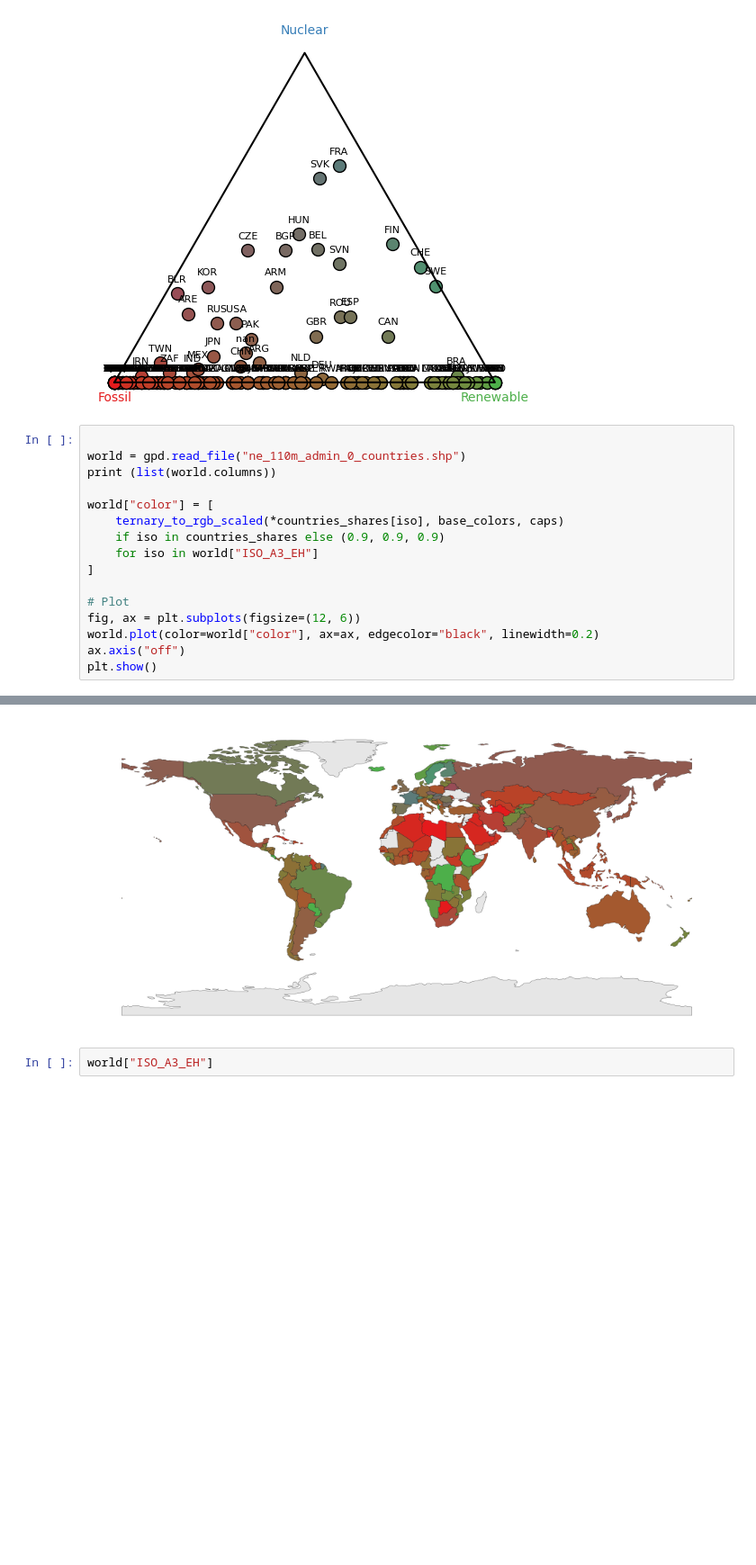
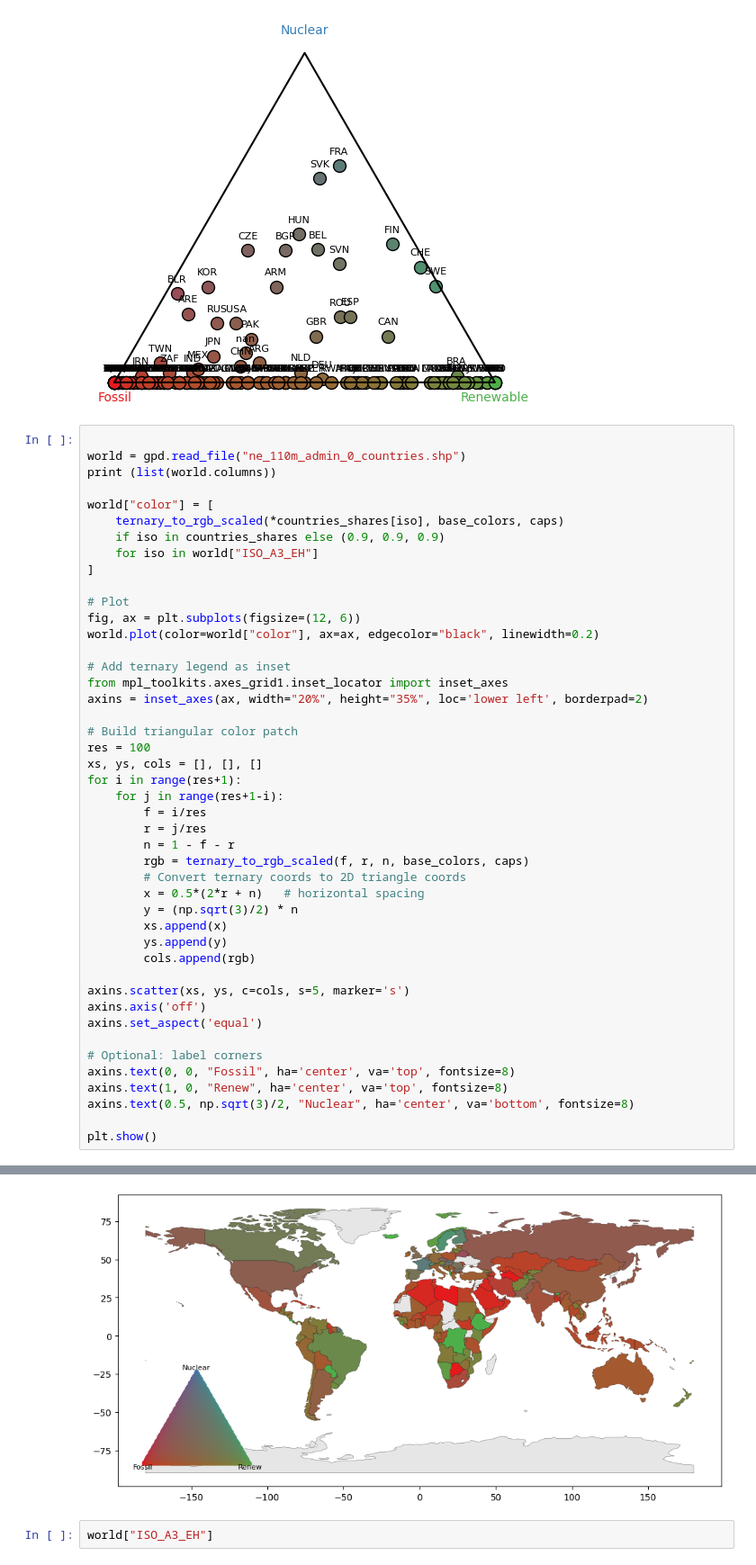
Before and after one commit to raulgarciadiez/energy_maps, a Jupyter notebook: color_code.ipynb, the cells around one changed output, grey strips where cells are left out. Shown at 90% size. Cells and saved outputs as stored; diff of their text form; blank space fills up the shorter version.

Commit message:
triangle legend

```diff
--- a/color_code.ipynb
+++ b/color_code.ipynb
@@ -158,22 +158,51 @@ plt.show()
 # %%
 
 world = gpd.read_file("ne_110m_admin_0_countries.shp")
 print (list(world.columns))
 
 world["color"] = [
     ternary_to_rgb_scaled(*countries_shares[iso], base_colors, caps)
     if iso in countries_shares else (0.9, 0.9, 0.9)
     for iso in world["ISO_A3_EH"]
 ]
 
 # Plot
 fig, ax = plt.subplots(figsize=(12, 6))
 world.plot(color=world["color"], ax=ax, edgecolor="black", linewidth=0.2)
-ax.axis("off")
+
+# Add ternary legend as inset
+from mpl_toolkits.axes_grid1.inset_locator import inset_axes
+axins = inset_axes(ax, width="20%", height="35%", loc='lower left', borderpad=2)
+
+# Build triangular color patch
+res = 100
+xs, ys, cols = [], [], []
+for i in range(res+1):
+    for j in range(res+1-i):
+        f = i/res
+        r = j/res
+        n = 1 - f - r
+        rgb = ternary_to_rgb_scaled(f, r, n, base_colors, caps)
+        # Convert ternary coords to 2D triangle coords
+        x = 0.5*(2*r + n)   # horizontal spacing
+        y = (np.sqrt(3)/2) * n
+        xs.append(x)
+        ys.append(y)
+        cols.append(rgb)
+
+axins.scatter(xs, ys, c=cols, s=5, marker='s')
+axins.axis('off')
+axins.set_aspect('equal')
+
+# Optional: label corners
+axins.text(0, 0, "Fossil", ha='center', va='top', fontsize=8)
+axins.text(1, 0, "Renew", ha='center', va='top', fontsize=8)
+axins.text(0.5, np.sqrt(3)/2, "Nuclear", ha='center', va='bottom', fontsize=8)
+
 plt.show()
 # %% [output]
 ['featurecla', 'scalerank', 'LABELRANK', 'SOVEREIGNT', 'SOV_A3', 'ADM0_DIF', 'LEVEL', 'TYPE', 'TLC', 'ADMIN', 'ADM0_A3', 'GEOU_DIF', 'GEOUNIT', 'GU_A3', 'SU_DIF', 'SUBUNIT', 'SU_A3', 'BRK_DIFF', 'NAME ...
-[figure, old version]
+[figure, new version]
 # %%
 world["ISO_A3_EH"]
 # %% [output]
```
Also changed, not shown: parts of 1 cell of this notebook.
